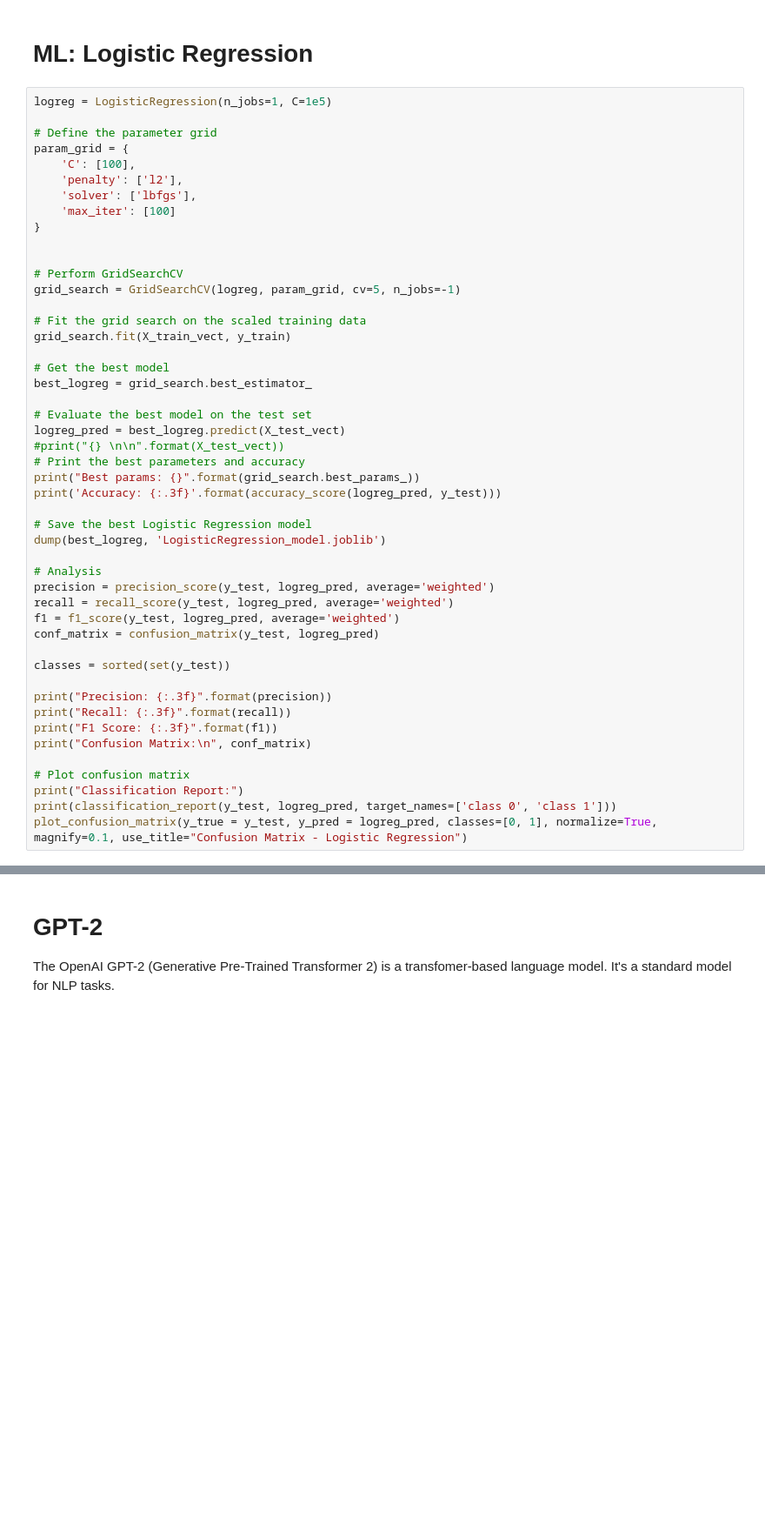
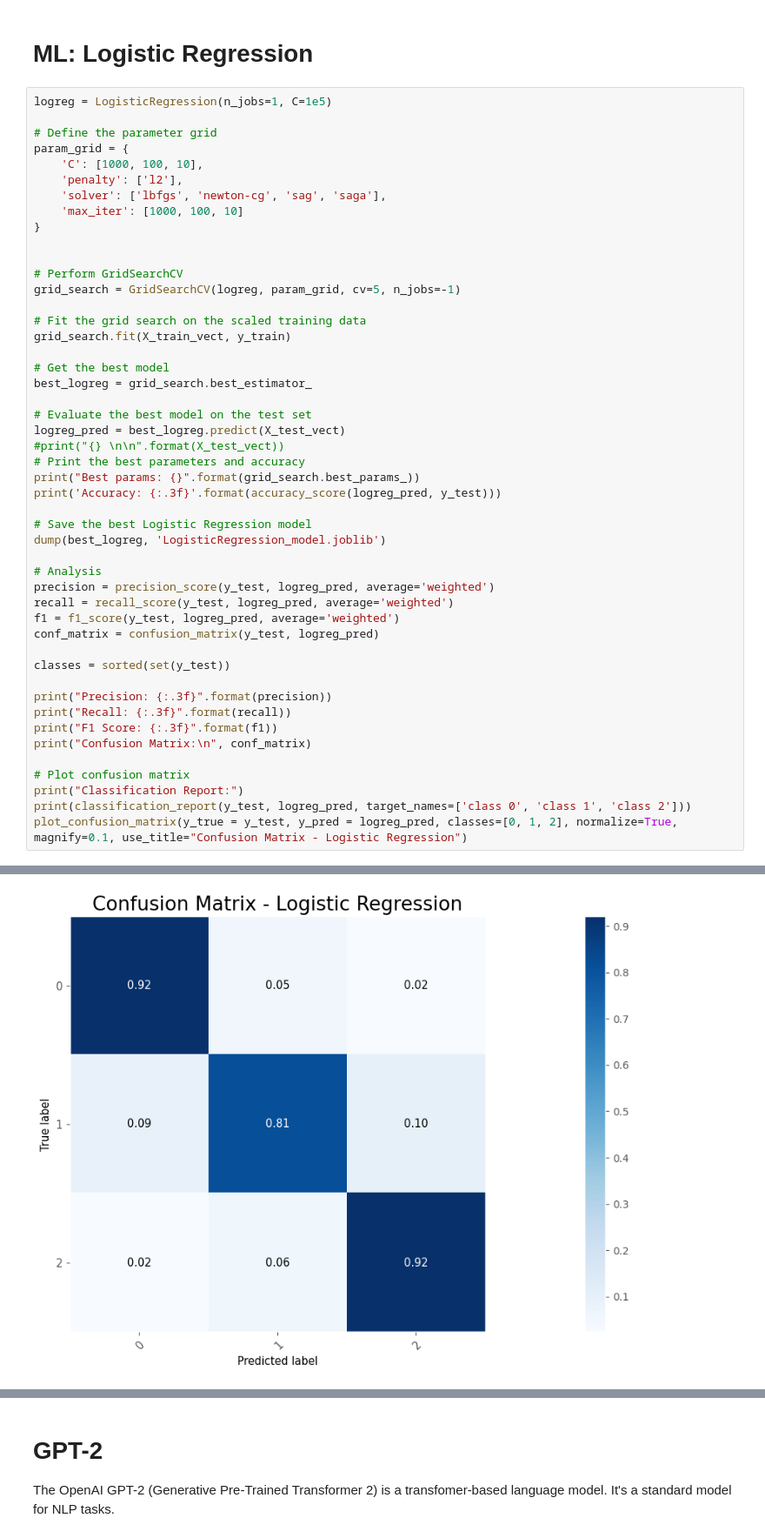
Before and after one commit to CrocoPops/HateSpeechDetection, a Jupyter notebook: HateSpeechDet_aug.ipynb, the cells around one changed output, grey strips where cells are left out. Shown at 87% size. Drawn from its saved outputs; the diff is of its cells as text; blank space fills up the shorter version.

```diff
--- a/HateSpeechDet_aug.ipynb
+++ b/HateSpeechDet_aug.ipynb
@@ -170,10 +191,10 @@ logreg = LogisticRegression(n_jobs=1, C=1e5)
 
 # Define the parameter grid
 param_grid = {
-    'C': [100],
+    'C': [1000, 100, 10],
     'penalty': ['l2'],
-    'solver': ['lbfgs'],
-    'max_iter': [100]
+    'solver': ['lbfgs', 'newton-cg', 'sag', 'saga'],
+    'max_iter': [1000, 100, 10]
 }
 
 
@@ -211,6 +232,6 @@ print("Confusion Matrix:\n", conf_matrix)
 
 # Plot confusion matrix
 print("Classification Report:")
-print(classification_report(y_test, logreg_pred, target_names=['class 0', 'class 1']))
-plot_confusion_matrix(y_true = y_test, y_pred = logreg_pred, classes=[0, 1], normalize=True, magnify=0.1, use_title="Confusion Matrix - Logistic Regression")
+print(classification_report(y_test, logreg_pred, target_names=['class 0', 'class 1', 'class 2']))
+plot_confusion_matrix(y_true = y_test, y_pred = logreg_pred, classes=[0, 1, 2], normalize=True, magnify=0.1, use_title="Confusion Matrix - Logistic Regression")
 # %% [output]
@@ -223,0 +255 @@ Please also refer to the documentation for alternative solver options:
+[figure, new version]
```
Also changed, not shown: parts of 13 cells of this notebook, 26 other files.
